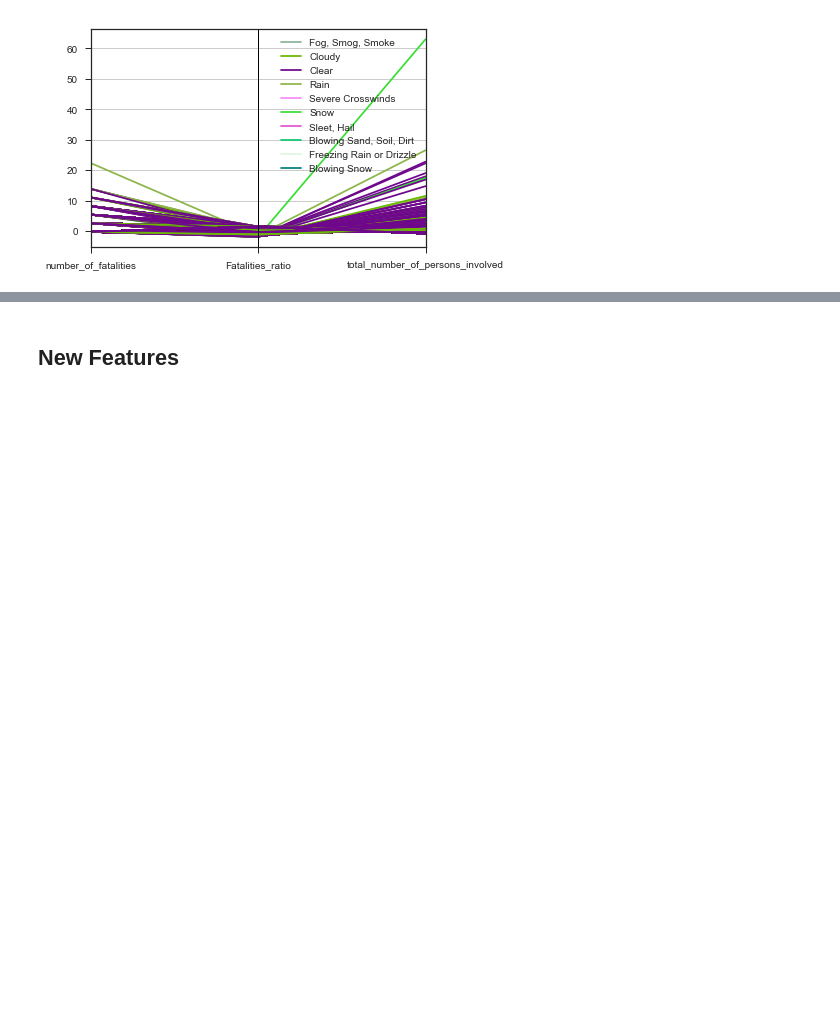
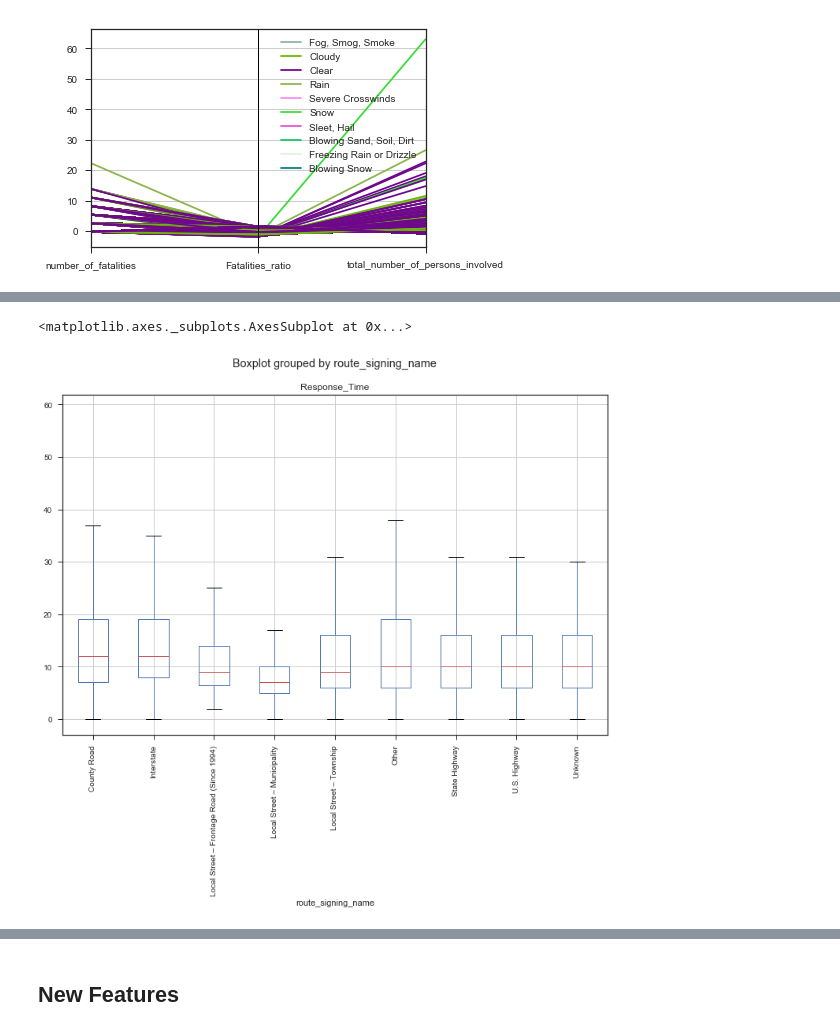
Before and after one commit to ecantu75/DataMining_Lab1, a Jupyter notebook: MSDS_7331_DataMining_Lab1.ipynb, the cells around one changed output, grey strips where cells are left out. Drawn from its saved outputs; the diff is of its cells as text; code cells hidden in the pictures; blank space fills up the shorter version.

```diff
--- a/MSDS_7331_DataMining_Lab1.ipynb
+++ b/MSDS_7331_DataMining_Lab1.ipynb
@@ -709,0 +753,7 @@ parallel_coordinates(acc_sub_normalized, 'atmospheric_conditions_name')
+# %%
+#Box Plot to compare the road type and the paramedics response time
+Accident_df_fixed_Res= Accident_df[Accident_df.Response_Time < 60]
+Accident_df_fixed_Res.boxplot(column='Response_Time', by = 'route_signing_name', rot=90, figsize=(12,8))
+# %% [output]
+<matplotlib.axes._subplots.AxesSubplot at 0x...>
+[figure, added]
```
Also changed, not shown: parts of 6 cells of this notebook.
